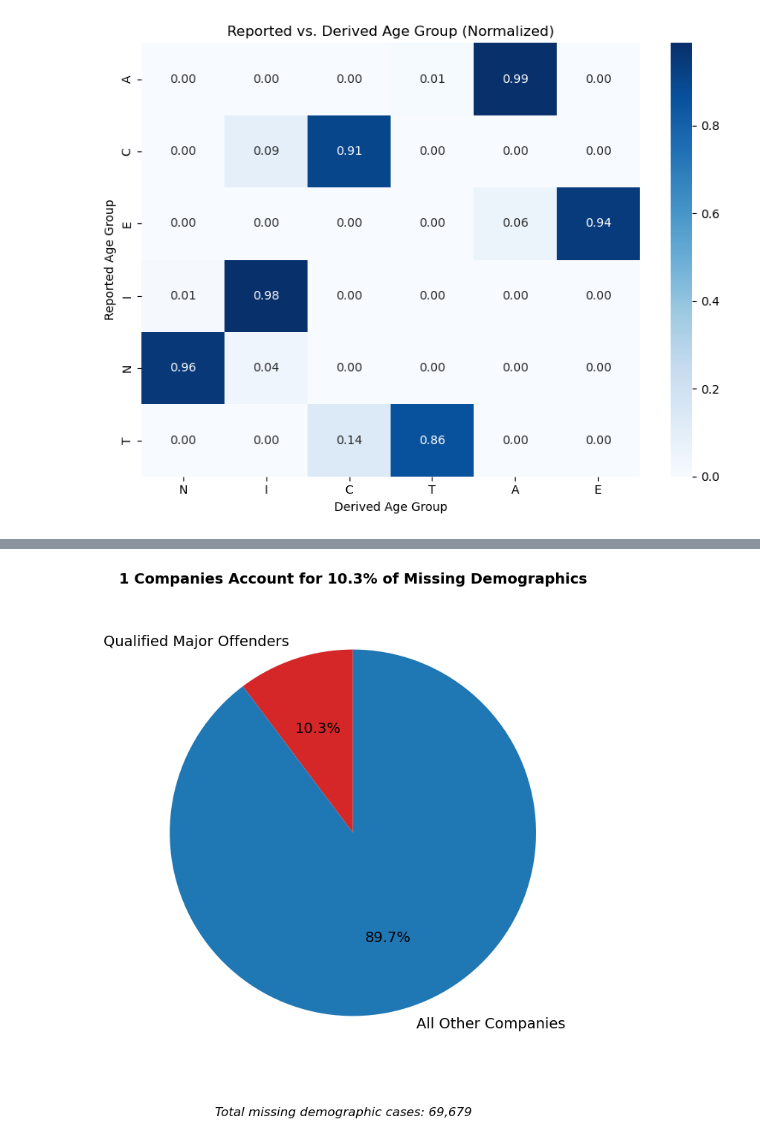
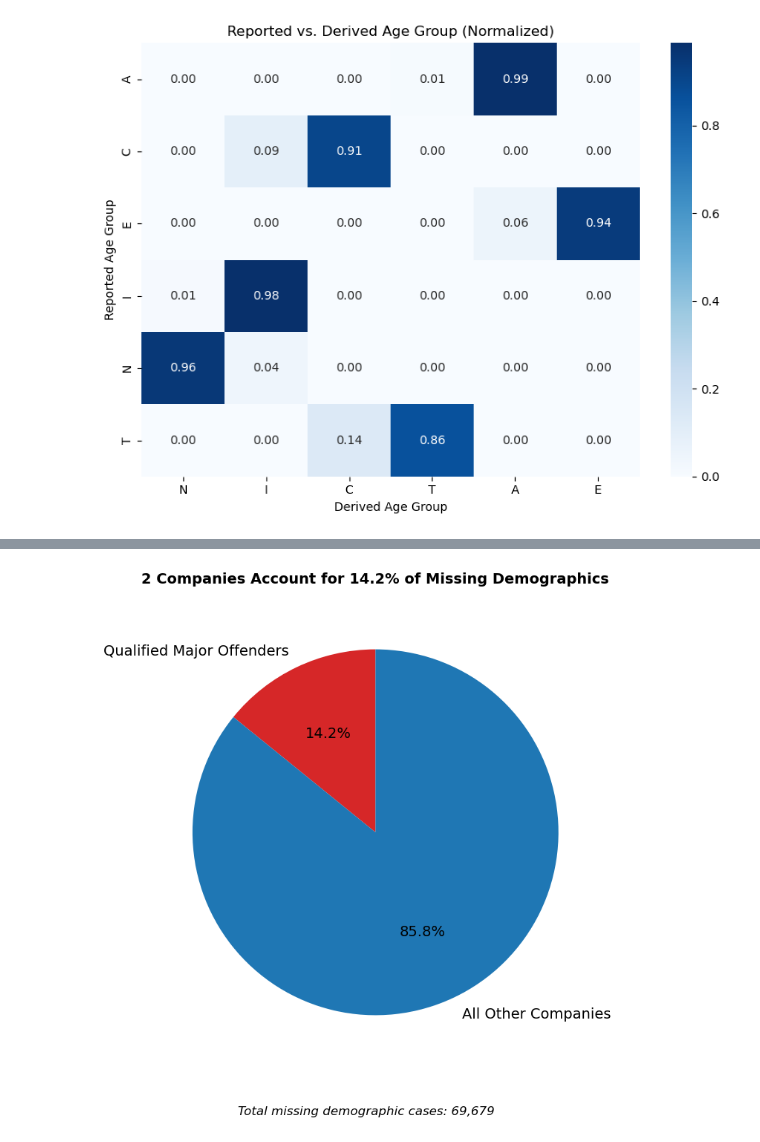
Before and after one commit to michealbeatty/faers-data-quality-2025Q1, a Jupyter notebook: ffaers_2025Q1.ipynb, the cells around one changed output, grey strips where cells are left out. Drawn from its saved outputs; the diff is of its cells as text; code cells hidden in the pictures.

```diff
--- a/ffaers_2025Q1.ipynb
+++ b/ffaers_2025Q1.ipynb
@@ -279,83 +266,85 @@ T                   0.00  0.00  0.14  0.86  0.00  0.00
 
 print("\n=== PHARMACEUTICAL COMPLIANCE ANALYSIS ===")
 
-# Calculate missing demographic rates by manufacturer
+# Step 1: Calculate missing demographic rates by manufacturer
 total_by_mfr = demo_df['mfr_sndr'].value_counts()
 missing_by_mfr = all_missing_demo['mfr_sndr'].value_counts()
-missing_rates = round(missing_by_mfr / total_by_mfr * 100,2).sort_values(ascending=False)
+missing_rates = round(missing_by_mfr / total_by_mfr * 100, 2).sort_values(ascending=False)
 
 print("Top companies by missing demographic rates:")
 print(missing_rates.head(10))
 print()
 
-# Get report volumes for the 100% non-compliant companies
+# Step 2: Identify companies with 100% missing demographics and >1,000 reports
 perfect_non_compliant = missing_rates[missing_rates == 100.0]
-
-# Filter to only companies with >1,000 reports
 perfect_non_compliant = perfect_non_compliant[
     perfect_non_compliant.index.to_series().map(
-        lambda c: demo_df['mfr_sndr'].value_counts().get(c, 0) > 1000
+        lambda c: total_by_mfr.get(c, 0) > 1000
     )
 ]
 
 print("Companies with 100% missing demographics (over 1,000 reports):")
 for company in perfect_non_compliant.index:
-    volume = demo_df[demo_df['mfr_sndr'] == company].shape[0]
+    volume = total_by_mfr[company]
     print(f"{company}: {volume:,} reports (100% missing)")
 
-
-# Summary stats
-volumes = [demo_df[demo_df['mfr_sndr'] == company].shape[0]
-          for company in perfect_non_compliant.index]
+volumes = [total_by_mfr[c] for c in perfect_non_compliant.index]
 print(f"\nVolume range for 100% non-compliant: {min(volumes)} - {max(volumes)} reports")
 print(f"Total reports from 100% non-compliant companies: {sum(volumes):,}")
 
-# Identify high-volume companies with compliance issues
-high_volume_companies = demo_df['mfr_sndr'].value_counts().head(20).index
+# Step 3: High-volume companies (top 20) with missingness
+high_volume_companies = total_by_mfr.head(20).index
 high_volume_missing = missing_rates[missing_rates.index.isin(high_volume_companies)]
 
 print(f"\nHigh-volume companies (Top 20 by report count) - Missing demographic rates:")
 print(high_volume_missing.sort_values(ascending=False).head(10))
 
+# Step 4: Define criteria for major offenders
+MIN_REPORTS = 1000
+MIN_MISSING_PCT = 30
+
+offender_df = summary_df[
+    (summary_df['Total Reports'] >= MIN_REPORTS) &
+    (summary_df['Percent Missing'] >= MIN_MISSING_PCT)
+].sort_values('Percent Missing', ascending=False)
+
+major_offenders = offender_df.index.tolist()
+offender_counts = offender_df['Missing All Demographics'].tolist()
+offender_rates = offender_df['Percent Missing'].tolist()
+
+# Recalculate total missing from these offenders
+total_missing_from_offenders = all_missing_demo['mfr_sndr'].isin(major_offenders).sum()
+
+# Step 5: Display details
 print(f"\n=== MAJOR COMPLIANCE VIOLATIONS ===")
 for company in major_offenders:
-    company_total = demo_df[demo_df['mfr_sndr'] == company].shape[0]
-    company_missing = all_missing_demo[all_missing_demo['mfr_sndr'] == company].shape[0]
-    missing_rate = company_missing / company_total * 100
-    total_missing_from_offenders += company_missing
+    company_total = summary_df.loc[company, 'Total Reports']
+    company_missing = summary_df.loc[company, 'Missing All Demographics']
+    missing_rate = summary_df.loc[company, 'Percent Missing']
 
     print(f"{company.upper()}:")
     print(f"  Total reports: {company_total:,}")
     print(f"  Missing demographics: {company_missing:,}")
     print(f"  Missing rate: {missing_rate:.2f}%")
 
-print(f"\n4 companies account for {total_missing_from_offenders:,} of {len(all_missing_demo):,} missing cases")
+print(f"\n{len(major_offenders)} companies account for {total_missing_from_offenders:,} of {len(all_missing_demo):,} missing cases")
 print(f"That represents {total_missing_from_offenders/len(all_missing_demo)*100:.1f}% of the entire demographic data problem")
 
-# Define real criteria for major offenders
-MIN_REPORTS = 3500
-MIN_MISSING_PCT = 50
-
-# Filter companies that meet both criteria
-offender_df = summary_df[
-    (summary_df['Total Reports'] >= MIN_REPORTS) &
-    (summary_df['Percent Missing'] >= MIN_MISSING_PCT)
-].sort_values('Percent Missing', ascending=False)
-
-# List the real offenders
+# Step 6: Print offender table
 print("\n=== REVISED MAJOR OFFENDERS (BASED ON CRITERIA) ===")
 print(offender_df.to_string())
 
-# Store offender names and counts for charting
-major_offenders = offender_df.index.tolist()
-offender_counts = offender_df['Missing All Demographics'].tolist()
-offender_rates = offender_df['Percent Missing'].tolist()
+# Step 7: Pie chart
+labels = ['Qualified Major Offenders', 'All Other Companies']
+# Step 1: Raw slice sizes
+slice_counts = [
+    total_missing_from_offenders,
+    len(all_missing_demo) - total_missing_from_offenders
+]
 
-# Revised pie chart
-total_missing_from_offenders = sum(offender_counts)
-labels = ['Qualified Major Offenders', 'All Other Companies']
-sizes = [total_missing_from_offenders, len(all_missing_demo) - total_missing_from_offenders]
-sizes = [s / sum(sizes) * 100 for s in sizes]
+# Step 2: Percentages for display
+sizes = [s / sum(slice_counts) * 100 for s in slice_counts]
+
 
 fig, ax = plt.subplots(figsize=(10, 8))
 wedges, texts, autotexts = ax.pie(sizes, labels=labels, autopct='%1.1f%%',
@@ -388,4 +377,4 @@ ALEXION PHARMACEUTICALS          12324                      7148             58.
-[figure, old version]
+[figure, new version]
 # %%
 # ===================================================================
 # 6. VERIFICATION AND FINAL SUMMARY
```
Also changed, not shown: parts of 4 cells of this notebook, 2 other files.
